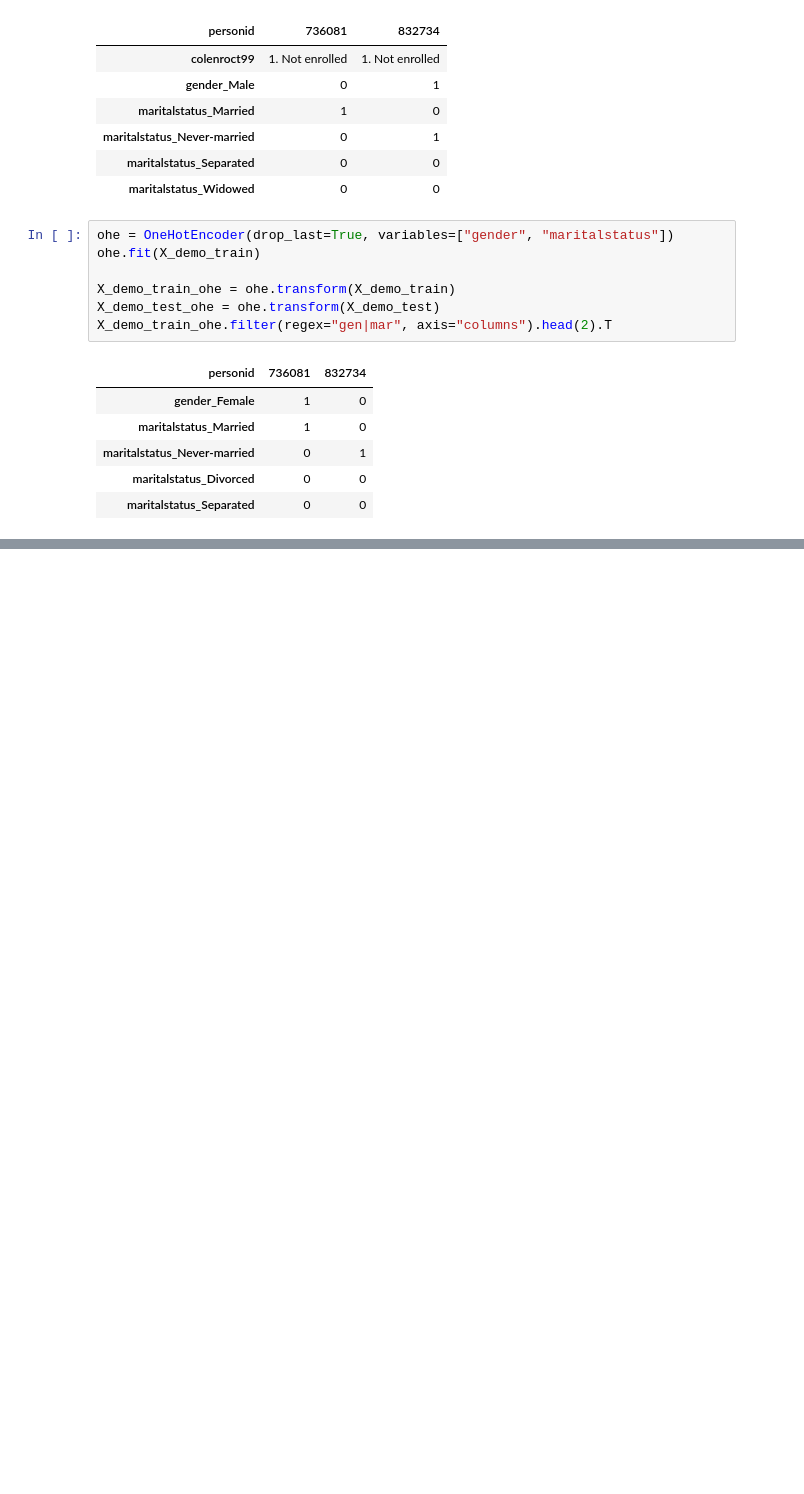
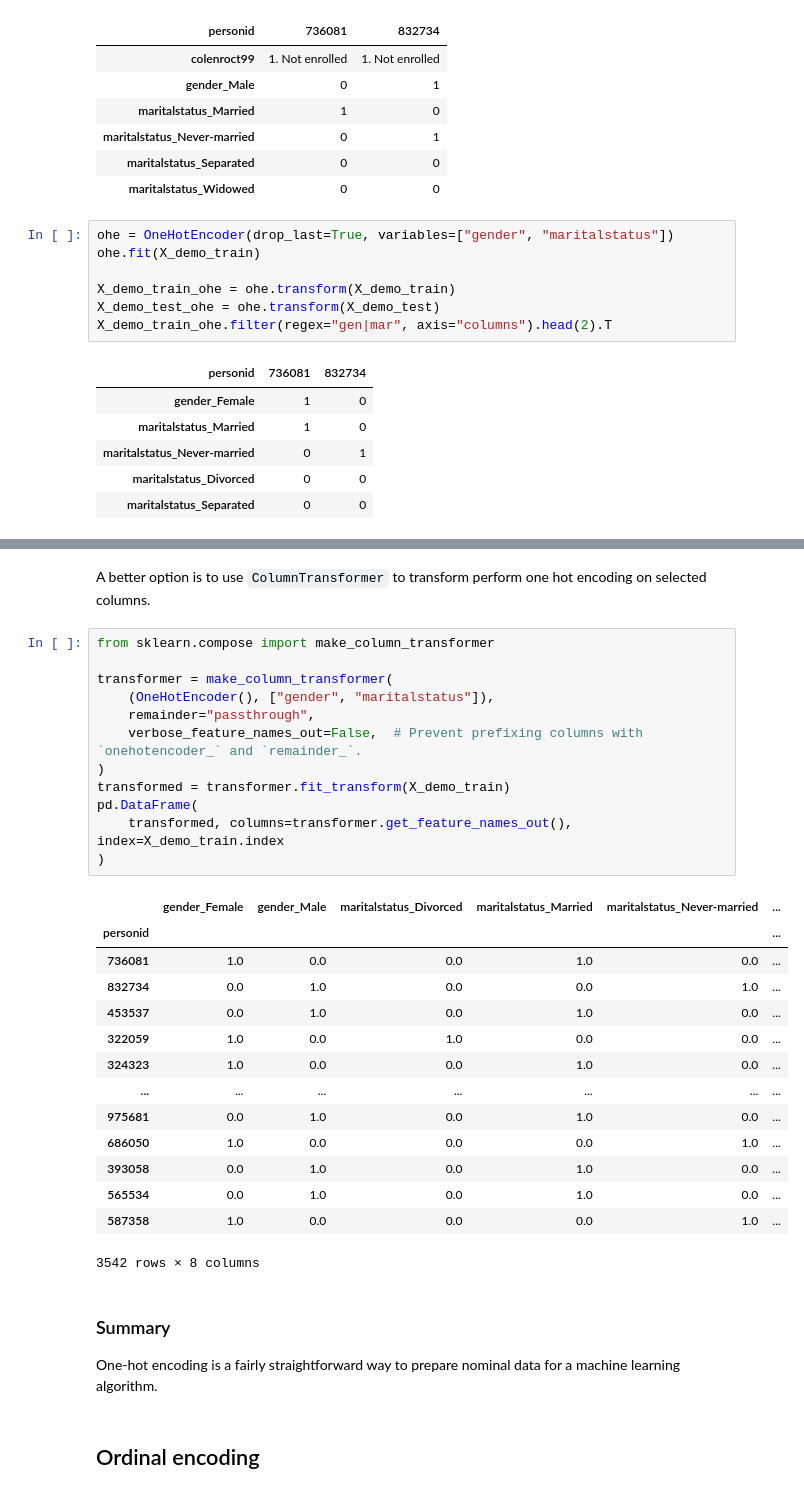
Before and after one commit to alextanhongpin/data-cleaning-and-exploration-with-machine-learning, a Jupyter notebook: 04-encoding-transforming-and-scaling-features.ipynb, the cells around one changed output, grey strips where cells are left out. Drawn from its saved outputs; the diff is of its cells as text; blank space fills up the shorter version.

```diff
--- a/04-encoding-transforming-and-scaling-features.ipynb
+++ b/04-encoding-transforming-and-scaling-features.ipynb
@@ -209,0 +232,35 @@ X_demo_train_ohe.filter(regex="gen|mar", axis="columns").head(2).T
+# %% [markdown]
+A better option is to use `ColumnTransformer` to transform perform one hot encoding on selected columns.
+# %%
+from sklearn.compose import make_column_transformer
+
+transformer = make_column_transformer(
+    (OneHotEncoder(), ["gender", "maritalstatus"]),
+    remainder="passthrough",
+    verbose_feature_names_out=False,  # Prevent prefixing columns with `onehotencoder_` and `remainder_`.
+)
+transformed = transformer.fit_transform(X_demo_train)
+pd.DataFrame(
+    transformed, columns=transformer.get_feature_names_out(), index=X_demo_train.index
+)
+# %% [output]
+|  | gender_Female | gender_Male | maritalstatus_Divorced | maritalstatus_Married | maritalstatus_Never-married | ... |
+| personid |  |  |  |  |  | ... |
+| 736081 | 1.0 | 0.0 | 0.0 | 1.0 | 0.0 | ... |
+| 832734 | 0.0 | 1.0 | 0.0 | 0.0 | 1.0 | ... |
+| 453537 | 0.0 | 1.0 | 0.0 | 1.0 | 0.0 | ... |
+| 322059 | 1.0 | 0.0 | 1.0 | 0.0 | 0.0 | ... |
+| 324323 | 1.0 | 0.0 | 0.0 | 1.0 | 0.0 | ... |
+| ... | ... | ... | ... | ... | ... | ... |
+| 975681 | 0.0 | 1.0 | 0.0 | 1.0 | 0.0 | ... |
+| 686050 | 1.0 | 0.0 | 0.0 | 0.0 | 1.0 | ... |
+| 393058 | 0.0 | 1.0 | 0.0 | 1.0 | 0.0 | ... |
+| 565534 | 0.0 | 1.0 | 0.0 | 1.0 | 0.0 | ... |
+| 587358 | 1.0 | 0.0 | 0.0 | 0.0 | 1.0 | ... |
+3542 rows × 8 columns
+# %% [markdown]
+### Summary
+
+One-hot encoding is a fairly straightforward way to prepare nominal data for a machine learning algorithm.
+# %% [markdown]
+## Ordinal encoding
```
Also changed, not shown: parts of 22 cells of this notebook.
